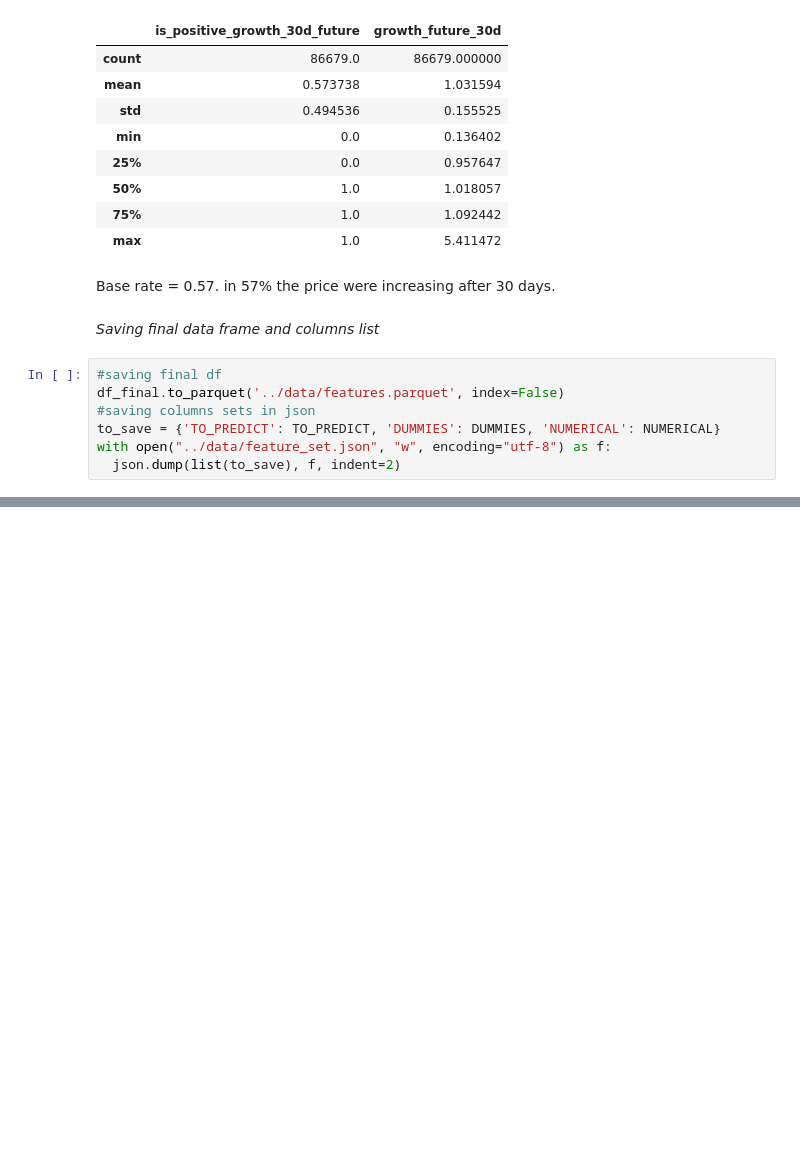
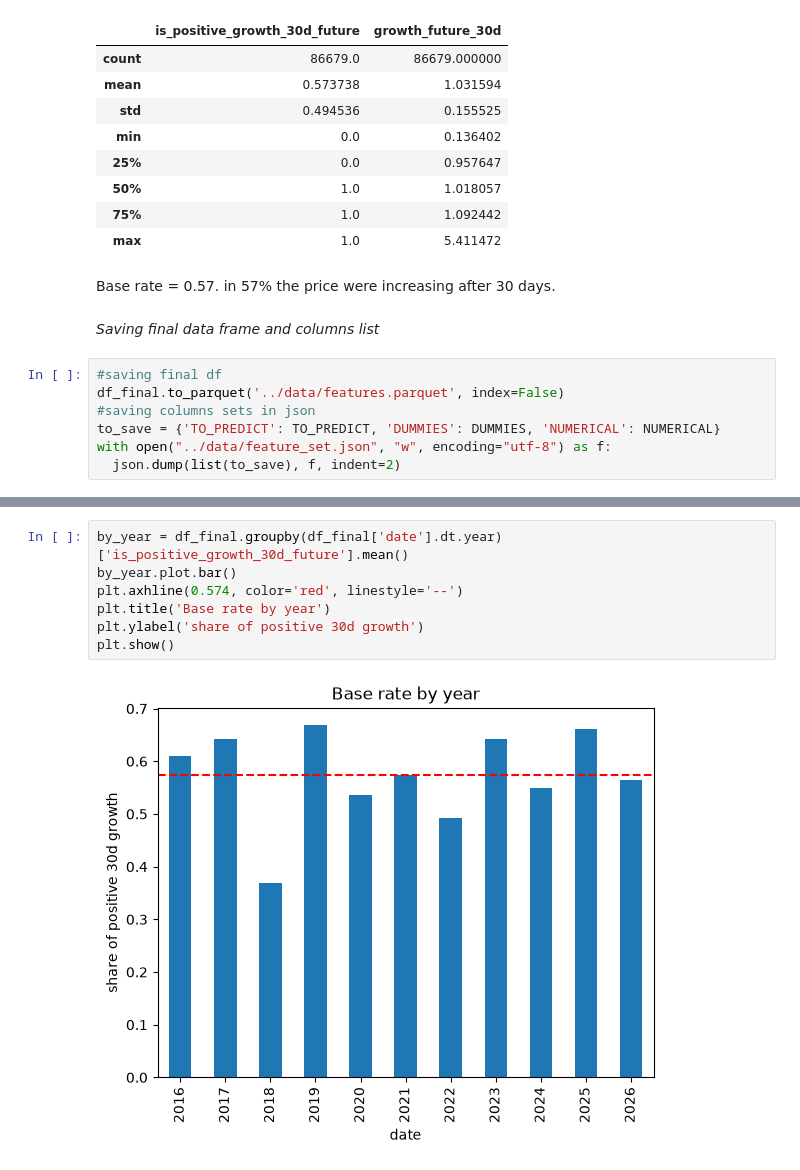
Before and after one commit to SunnyFoxxy/greek_stocks_ml_trading, a Jupyter notebook: notebooks/03_transform.ipynb, the cells around one changed output, grey strips where cells are left out. Saved outputs shown, nothing was run; the diff lists cells and outputs as text; blank space fills up the shorter version.

```diff
--- a/notebooks/03_transform.ipynb
+++ b/notebooks/03_transform.ipynb
@@ -246,0 +262,9 @@ with open("../data/feature_set.json", "w", encoding="utf-8") as f:
+# %%
+by_year = df_final.groupby(df_final['date'].dt.year)['is_positive_growth_30d_future'].mean()
+by_year.plot.bar()
+plt.axhline(0.574, color='red', linestyle='--')
+plt.title('Base rate by year')
+plt.ylabel('share of positive 30d growth')
+plt.show()
+# %% [output]
+[figure, added]
```
Also changed, not shown: parts of 5 cells of this notebook, 3 other files.
